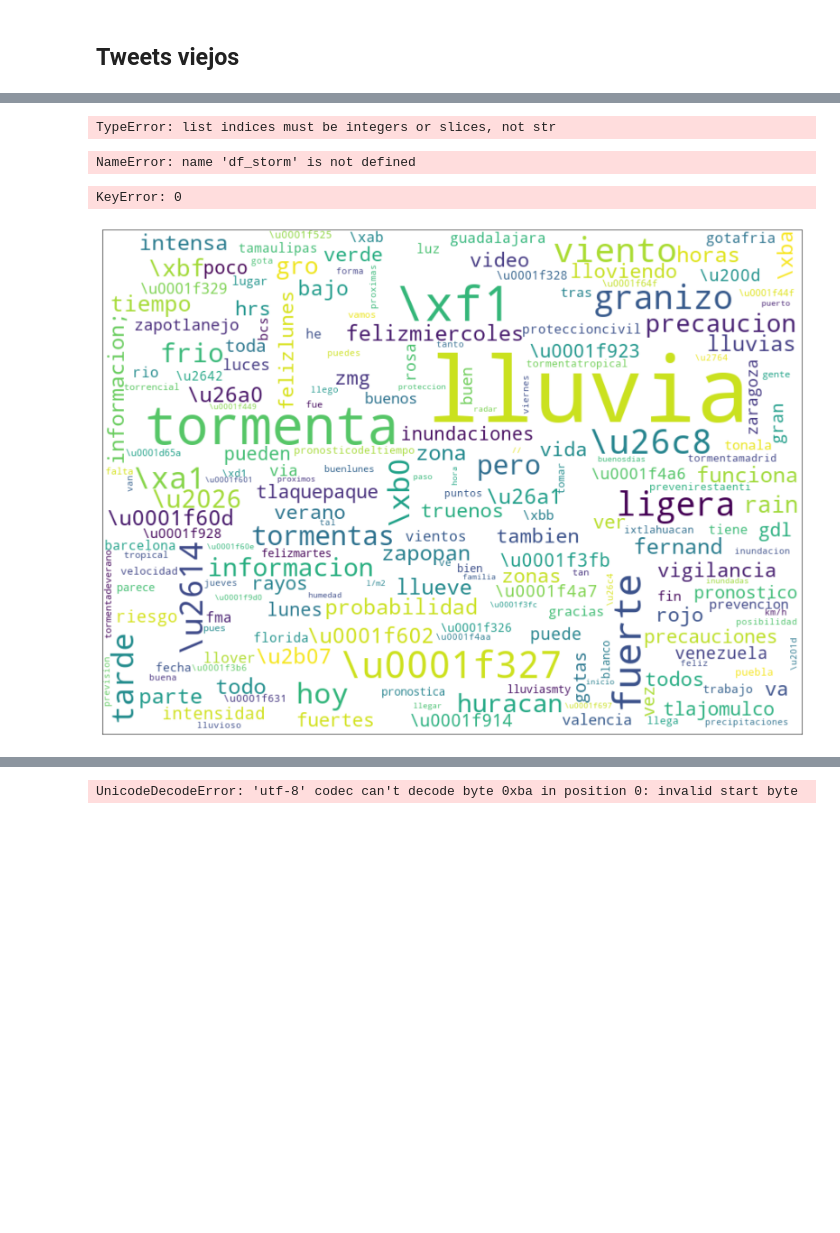
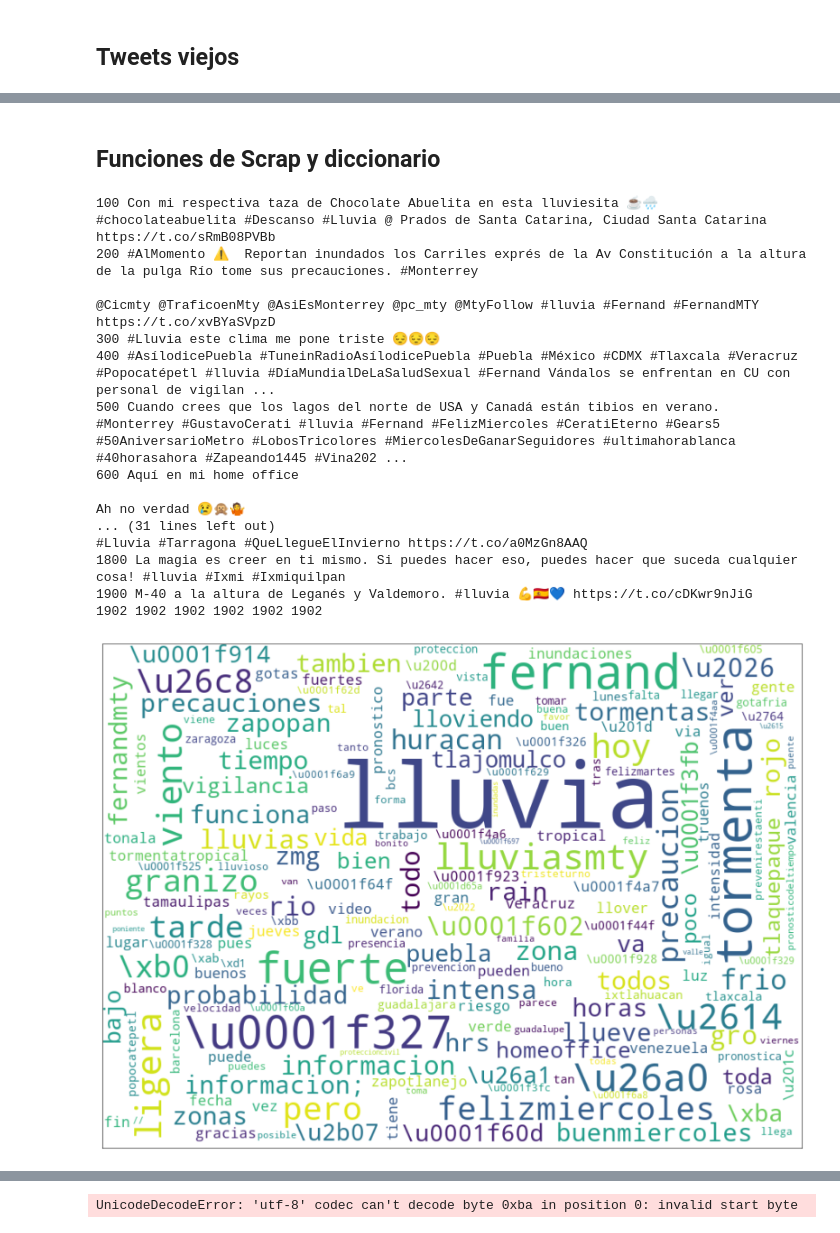
Before and after one commit to agemperador/RELAMPAGO_poster, a Jupyter notebook: Storm_Tweets_RN.ipynb, the cells around one changed output, grey strips where cells are left out. Drawn from its saved outputs; the diff is of its cells as text; code cells hidden in the pictures; blank space fills up the shorter version.

```diff
--- a/Storm_Tweets_RN.ipynb
+++ b/Storm_Tweets_RN.ipynb
@@ -56,26 +57,5 @@ Friends: 9
-# %%
-msj = df.Message[:]
-# %%
-pattern = re.compile('http[s]?://(?:[a-zA-Z]|[0-9]|[$-_@.&+]|[!*\(\),]|(?:%[0-9a-fA-F][0-9a-fA-F]))+')
-
-word_to_ix = {}
-word_cant = []
-
-for i,twit in enumerate(msj):
-
-    txt = pattern.sub('',twit)
-    nlist = txt.replace('\n','').replace('\u200d','').lower().split(' ')
-
-    for word in nlist:
-        if word not in word_to_ix:
-            word_to_ix[word] = len(word_to_ix)
-            word_cant[word] = 1
-        else: word_cant[word]+=1
-
-vocab_size = len(word_to_ix)
-num_labels = 2
-# %% [output]
-TypeError: list indices must be integers or slices, not str
+# %% [markdown]
+## Funciones de Scrap y diccionario
 # %%
 def scrapeo(hashtag,cantidad=1000,fecha='2017-09-10'):
     message,retweet_count,created_at,user_name,coord,geo,metadata=[],[],[],[],[],[],[]
@@ -108,17 +154,0 @@ def scrapeo(hashtag,cantidad=1000,fecha='2017-09-10'):
-# %%
-msj_storm = df_storm.text[:]
-t = msj[109723]
-
-
-t = re.sub(r"([^n\u0300-\u036f]|n(?!\u0303(?![\u0300-\u036f])))[\u0300-\u036f]+", r"\1",normalize( "NFD", t), 0, re.I)
-t = normalize( 'NFC', t)
-k = 0
-tt = t
-for j,i in enumerate(t):
-    if str(i).isascii()==False:
-        print(i)
-        tt = tt.replace(i,' '+i.encode('unicode-escape').decode('ASCII')+' ')
-        print (tt)
-print (tt)
-# %% [output]
-NameError: name 'df_storm' is not defined
@@ -190,8 +155,28 @@ def makeImage(text):
+# %%
+tw = scrapeo('Lluvia')
+dic = diccionario(tw['Message'])
+
+im = makeImage(dic[1])
+# %% [output]
+100 Con mi respectiva taza de Chocolate Abuelita en esta lluviesita ☕🌧
+#chocolateabuelita #Descanso #Lluvia @ Prados de Santa Catarina, Ciudad Santa Catarina https://t.co/sRmB08PVBb
+200 #AlMomento ⚠  Reportan inundados los Carriles exprés de la Av Constitución a la altura de la pulga Río tome sus precauciones. #Monterrey
+
+@Cicmty @TraficoenMty @AsiEsMonterrey @pc_mty @MtyFollow #lluvia #Fernand #FernandMTY https://t.co/xvBYaSVpzD
+300 #Lluvia este clima me pone triste 😔😔😔
+400 #AsílodicePuebla #TuneinRadioAsílodicePuebla #Puebla #México #CDMX #Tlaxcala #Veracruz #Popocatépetl #lluvia #DíaMundialDeLaSaludSexual #Fernand Vándalos se enfrentan en CU con personal de vigilan ...
+500 Cuando crees que los lagos del norte de USA y Canadá están tibios en verano.
+#Monterrey #GustavoCerati #lluvia #Fernand #FelizMiercoles #CeratiEterno #Gears5 #50AniversarioMetro #LobosTricolores #MiercolesDeGanarSeguidores #ultimahorablanca #40horasahora #Zapeando1445 #Vina202 ...
+600 Aquí en mi home office
+
+Ah no verdad 😢🙊🤷
+... (31 lines left out)
+#Lluvia #Tarragona #QueLlegueElInvierno https://t.co/a0MzGn8AAQ
+1800 La magia es creer en ti mismo. Si puedes hacer eso, puedes hacer que suceda cualquier cosa! #lluvia #Ixmi #Ixmiquilpan
+1900 M-40 a la altura de Leganés y Valdemoro. #lluvia 💪🇪🇦💙 https://t.co/cDKwr9nJiG
+1902 1902 1902 1902 1902 1902
+[figure, added]
 # %%
 sc = pd.read_csv('Twitter_Lluvia.csv')
 dick = diccionario(sc['Message'])
-makeImage(dick[1])
-print(dick[2][max(dick[3])])
+#makeImage(dick[1])
-# %% [output]
-KeyError: 0
-[figure, removed]
```
Also changed, not shown: parts of 14 cells of this notebook.
